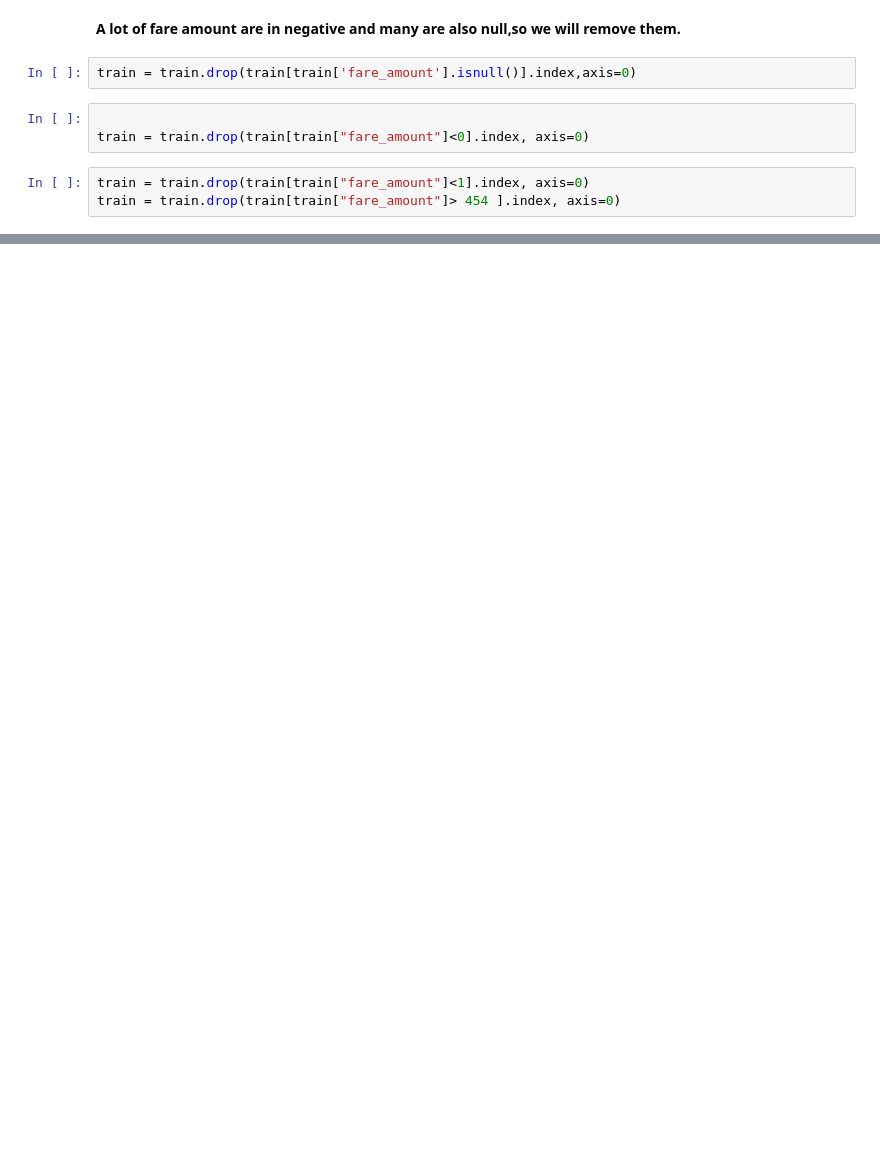
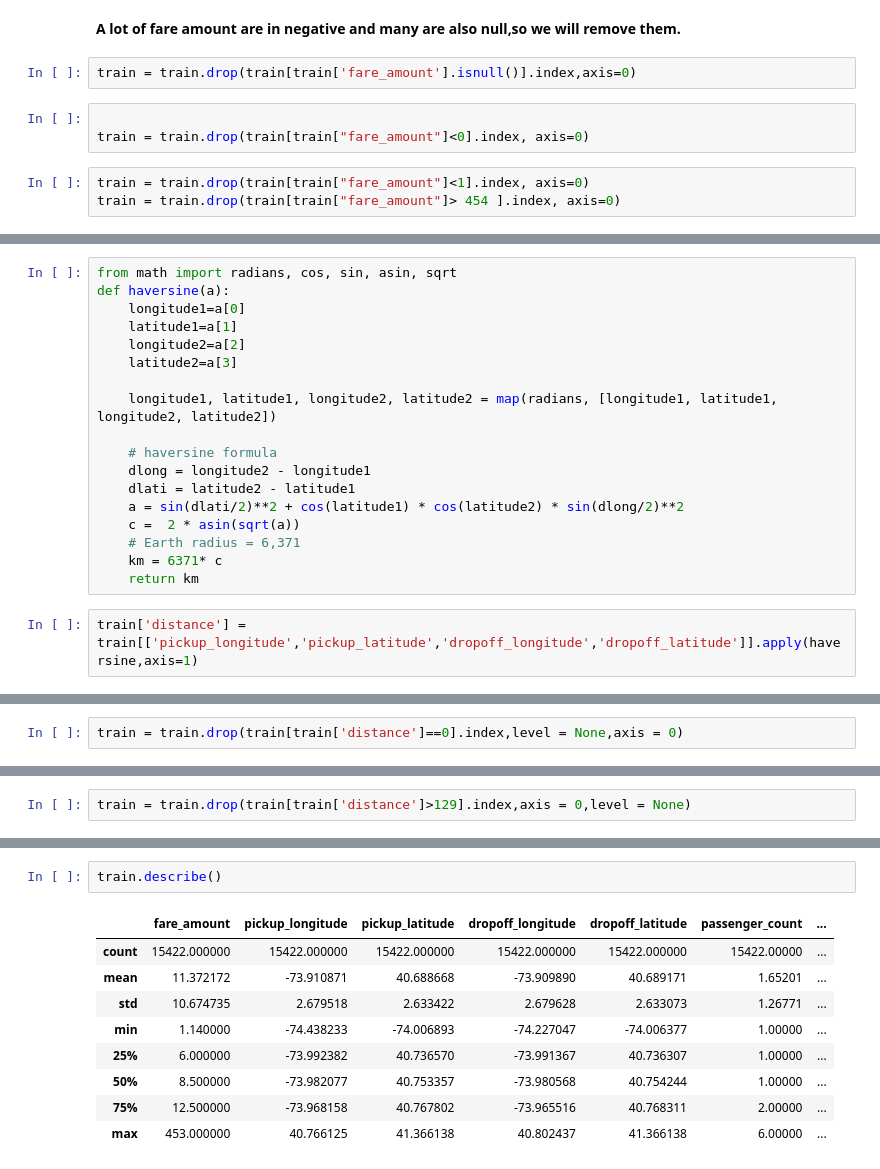
Before and after one commit to vapurv843/Cab-fare-prediction, a Jupyter notebook: cab_fare.ipynb, the cells around one changed output, grey strips where cells are left out. Saved outputs shown, nothing was run; the diff lists cells and outputs as text; blank space fills up the shorter version.

```diff
--- a/cab_fare.ipynb
+++ b/cab_fare.ipynb
@@ -492,0 +501,20 @@ Name: fare_amount, dtype: float64
+# %%
+from math import radians, cos, sin, asin, sqrt
+def haversine(a):
+    longitude1=a[0]
+    latitude1=a[1]
+    longitude2=a[2]
+    latitude2=a[3]
+
+    longitude1, latitude1, longitude2, latitude2 = map(radians, [longitude1, latitude1, longitude2, latitude2])
+
+    # haversine formula
+    dlong = longitude2 - longitude1
+    dlati = latitude2 - latitude1
+    a = sin(dlati/2)**2 + cos(latitude1) * cos(latitude2) * sin(dlong/2)**2
+    c =  2 * asin(sqrt(a))
+    # Earth radius = 6,371
+    km = 6371* c
+    return km
+# %%
+train['distance'] = train[['pickup_longitude','pickup_latitude','dropoff_longitude','dropoff_latitude']].apply(haversine,axis=1)
@@ -492,0 +599,2 @@ Name: fare_amount, dtype: float64
+# %%
+train = train.drop(train[train['distance']==0].index,level = None,axis = 0)
@@ -492,0 +603,2 @@ Name: fare_amount, dtype: float64
+# %%
+train = train.drop(train[train['distance']>129].index,axis = 0,level = None)
@@ -492,0 +620,12 @@ Name: fare_amount, dtype: float64
+# %%
+train.describe()
+# %% [output]
+|  | fare_amount | pickup_longitude | pickup_latitude | dropoff_longitude | dropoff_latitude | passenger_count | ... |
+| count | 15422.000000 | 15422.000000 | 15422.000000 | 15422.000000 | 15422.000000 | 15422.00000 | ... |
+| mean | 11.372172 | -73.910871 | 40.688668 | -73.909890 | 40.689171 | 1.65201 | ... |
+| std | 10.674735 | 2.679518 | 2.633422 | 2.679628 | 2.633073 | 1.26771 | ... |
+| min | 1.140000 | -74.438233 | -74.006893 | -74.227047 | -74.006377 | 1.00000 | ... |
+| 25% | 6.000000 | -73.992382 | 40.736570 | -73.991367 | 40.736307 | 1.00000 | ... |
+| 50% | 8.500000 | -73.982077 | 40.753357 | -73.980568 | 40.754244 | 1.00000 | ... |
+| 75% | 12.500000 | -73.968158 | 40.767802 | -73.965516 | 40.768311 | 2.00000 | ... |
+| max | 453.000000 | 40.766125 | 41.366138 | 40.802437 | 41.366138 | 6.00000 | ... |
```
Also changed, not shown: parts of 19 cells of this notebook.
